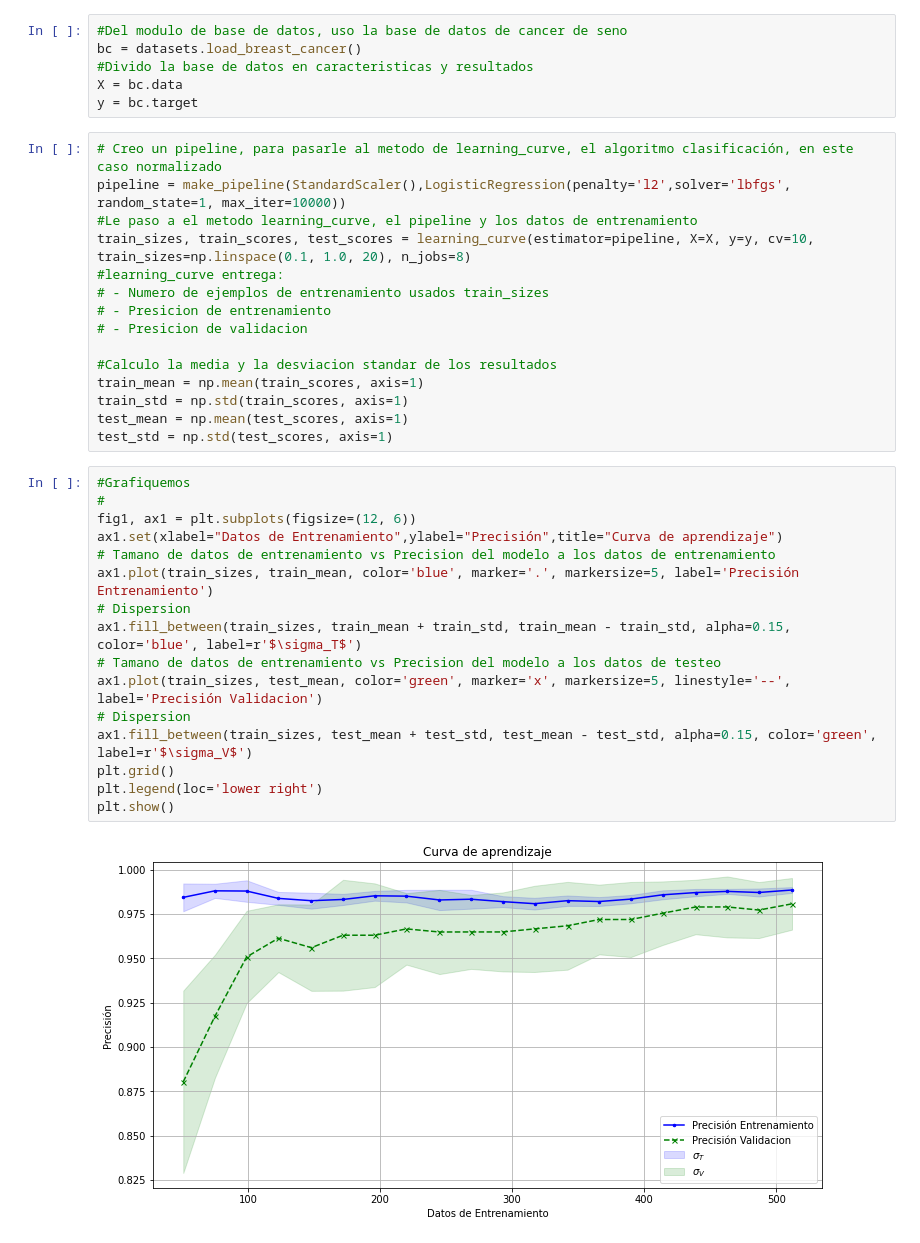
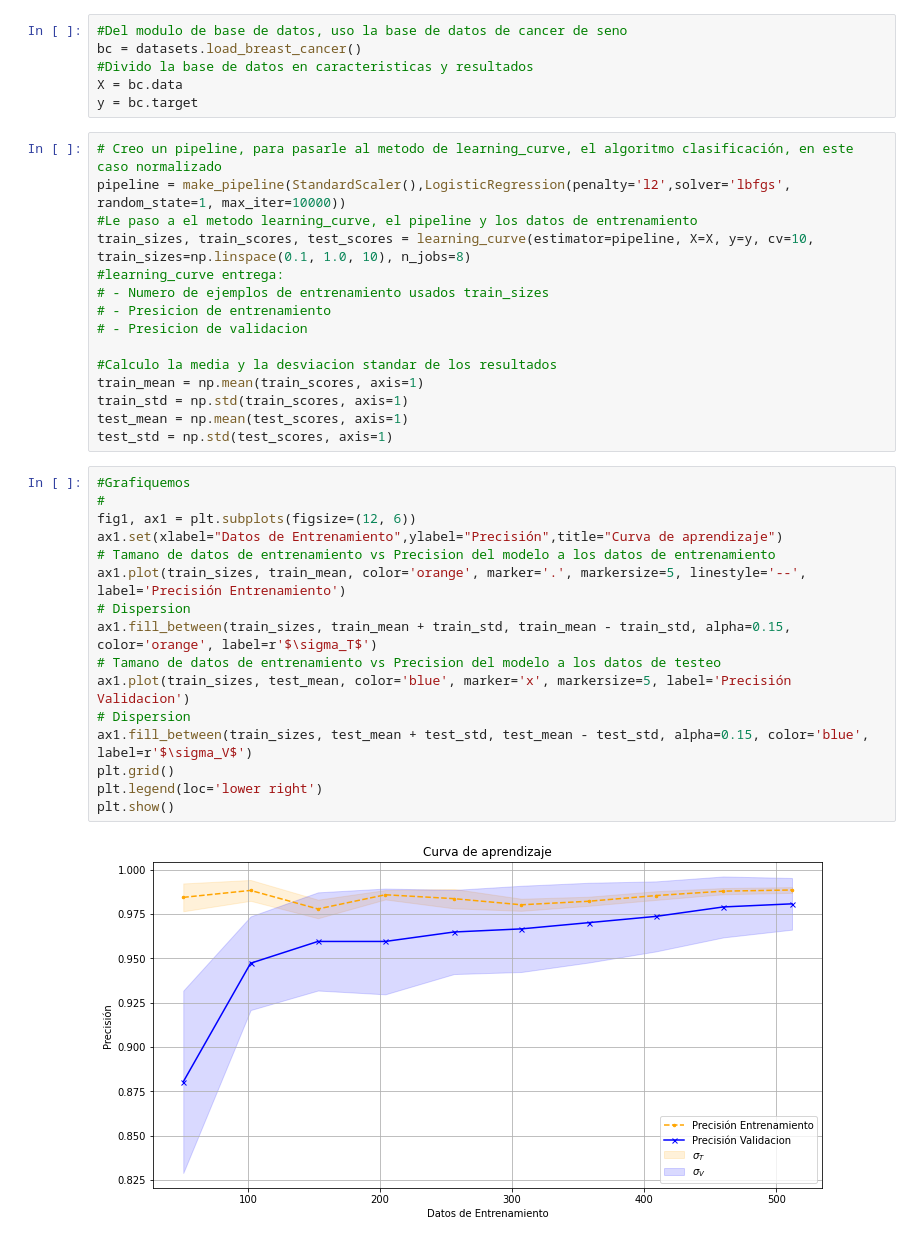
Before and after one commit to casfisica/Fisica_Computacional-1_2021-I, a Jupyter notebook: 15-MachineLerning6.ipynb, the cells around one changed output. Cells and saved outputs as stored; diff of their text form.

```diff
--- a/15-MachineLerning6.ipynb
+++ b/15-MachineLerning6.ipynb
@@ -203,7 +220,7 @@ y = bc.target
 # Creo un pipeline, para pasarle al metodo de learning_curve, el algoritmo clasificación, en este caso normalizado
 pipeline = make_pipeline(StandardScaler(),LogisticRegression(penalty='l2',solver='lbfgs', random_state=1, max_iter=10000))
 #Le paso a el metodo learning_curve, el pipeline y los datos de entrenamiento
-train_sizes, train_scores, test_scores = learning_curve(estimator=pipeline, X=X, y=y, cv=10, train_sizes=np.linspace(0.1, 1.0, 20), n_jobs=8)
+train_sizes, train_scores, test_scores = learning_curve(estimator=pipeline, X=X, y=y, cv=10, train_sizes=np.linspace(0.1, 1.0, 10), n_jobs=8)
 #learning_curve entrega:
 # - Numero de ejemplos de entrenamiento usados train_sizes
 # - Presicion de entrenamiento
@@ -217,18 +234,18 @@ test_std = np.std(test_scores, axis=1)
 # %%
 #Grafiquemos
 #
 fig1, ax1 = plt.subplots(figsize=(12, 6))
 ax1.set(xlabel="Datos de Entrenamiento",ylabel="Precisión",title="Curva de aprendizaje")
 # Tamano de datos de entrenamiento vs Precision del modelo a los datos de entrenamiento
-ax1.plot(train_sizes, train_mean, color='blue', marker='.', markersize=5, label='Precisión Entrenamiento')
+ax1.plot(train_sizes, train_mean, color='orange', marker='.', markersize=5, linestyle='--', label='Precisión Entrenamiento')
 # Dispersion
-ax1.fill_between(train_sizes, train_mean + train_std, train_mean - train_std, alpha=0.15, color='blue', label=r'$\sigma_T$')
+ax1.fill_between(train_sizes, train_mean + train_std, train_mean - train_std, alpha=0.15, color='orange', label=r'$\sigma_T$')
 # Tamano de datos de entrenamiento vs Precision del modelo a los datos de testeo
-ax1.plot(train_sizes, test_mean, color='green', marker='x', markersize=5, linestyle='--', label='Precisión Validacion')
+ax1.plot(train_sizes, test_mean, color='blue', marker='x', markersize=5, label='Precisión Validacion')
 # Dispersion
-ax1.fill_between(train_sizes, test_mean + test_std, test_mean - test_std, alpha=0.15, color='green', label=r'$\sigma_V$')
+ax1.fill_between(train_sizes, test_mean + test_std, test_mean - test_std, alpha=0.15, color='blue', label=r'$\sigma_V$')
 plt.grid()
 plt.legend(loc='lower right')
 plt.show()
 # %% [output]
-[figure, old version]
+[figure, new version]
```
Also changed, not shown: parts of 8 cells of this notebook.
